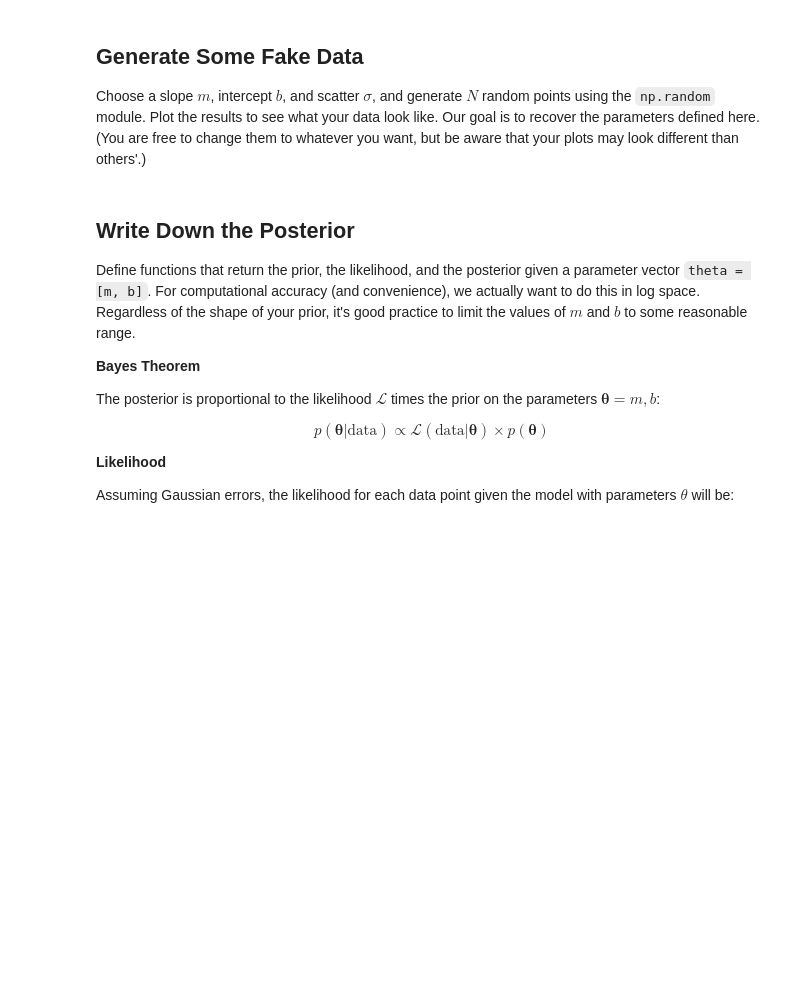
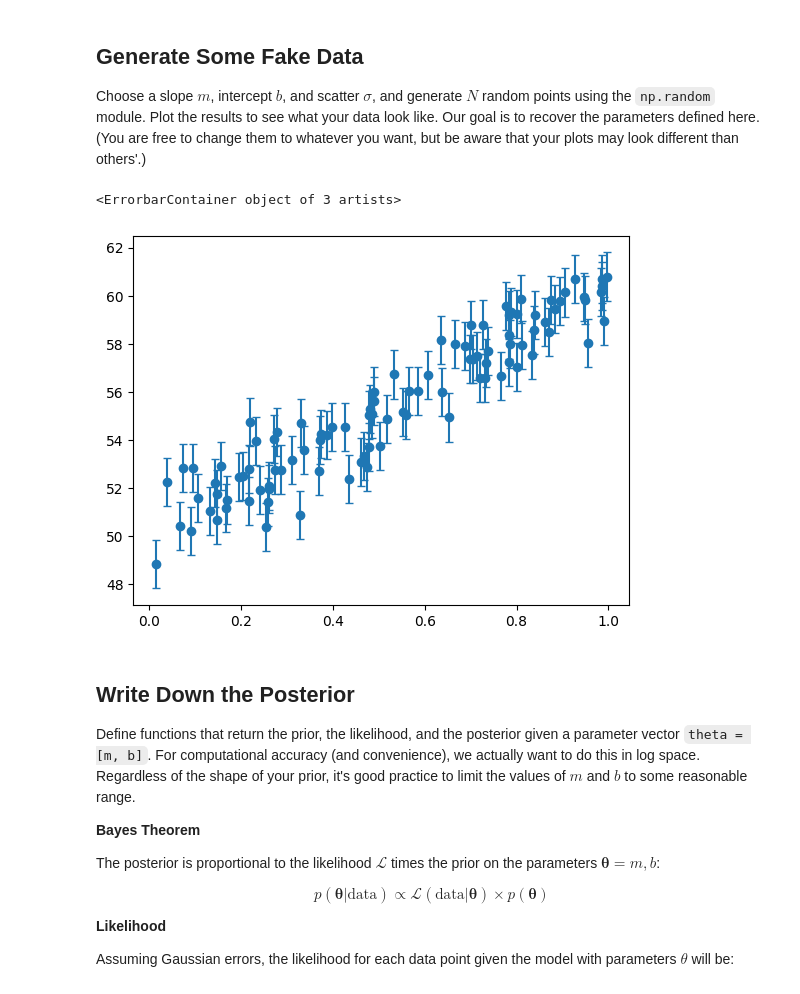
Before and after one commit to ASTR154/bayesian-statistics, a Jupyter notebook: monte_carlo_line_fitting.ipynb, the cells around one changed output. Cells and saved outputs as stored; diff of their text form; code cells hidden in the pictures; blank space fills up the shorter version.

```diff
--- a/monte_carlo_line_fitting.ipynb
+++ b/monte_carlo_line_fitting.ipynb
@@ -12,15 +13,22 @@ Choose a slope $m$, intercept $b$, and scatter $\sigma$, and generate $N$ random
 # %%
 N = 100  # number of points
 m = 10.  # slope
-b = 50.  # intercept
-sigma = 1.  # scatter
+b = 50  # intercept
+sigma = 1  # scatter
+theta = [m,b]
 
 rng = np.random.default_rng()
-x =  # complete with random values between 0 and 1
-y =  # equation for a line PLUS random values from a Gaussian centered at 0 with standard deviation `sigma`
-dy =  # array of error bars for all the data (all `sigma`)
+x = np.array(rng.random(N)) # complete with random values between 0 and 1
+y = x*m + b + np.array(rng.normal(0, sigma,size=N)) # equation for a line PLUS random values from a Gaussian centered at 0 with standard deviation `sigma`
+dy =  sigma # array of error bars for all the data (all `sigma`)
+
+plt.errorbar(x, y, yerr=dy, fmt="o", capsize=3)
+
 
 # plot your generated data with error bars
+# %% [output]
+<ErrorbarContainer object of 3 artists>
+[figure, added]
 # %% [markdown]
 ## Write Down the Posterior
 Define functions that return the prior, the likelihood, and the posterior given a parameter vector `theta = [m, b]`. For computational accuracy (and convenience), we actually want to do this in log space. Regardless of the shape of your prior, it's good practice to limit the values of $m$ and $b$ to some reasonable range.
```
Also changed, not shown: parts of 5 cells of this notebook.
